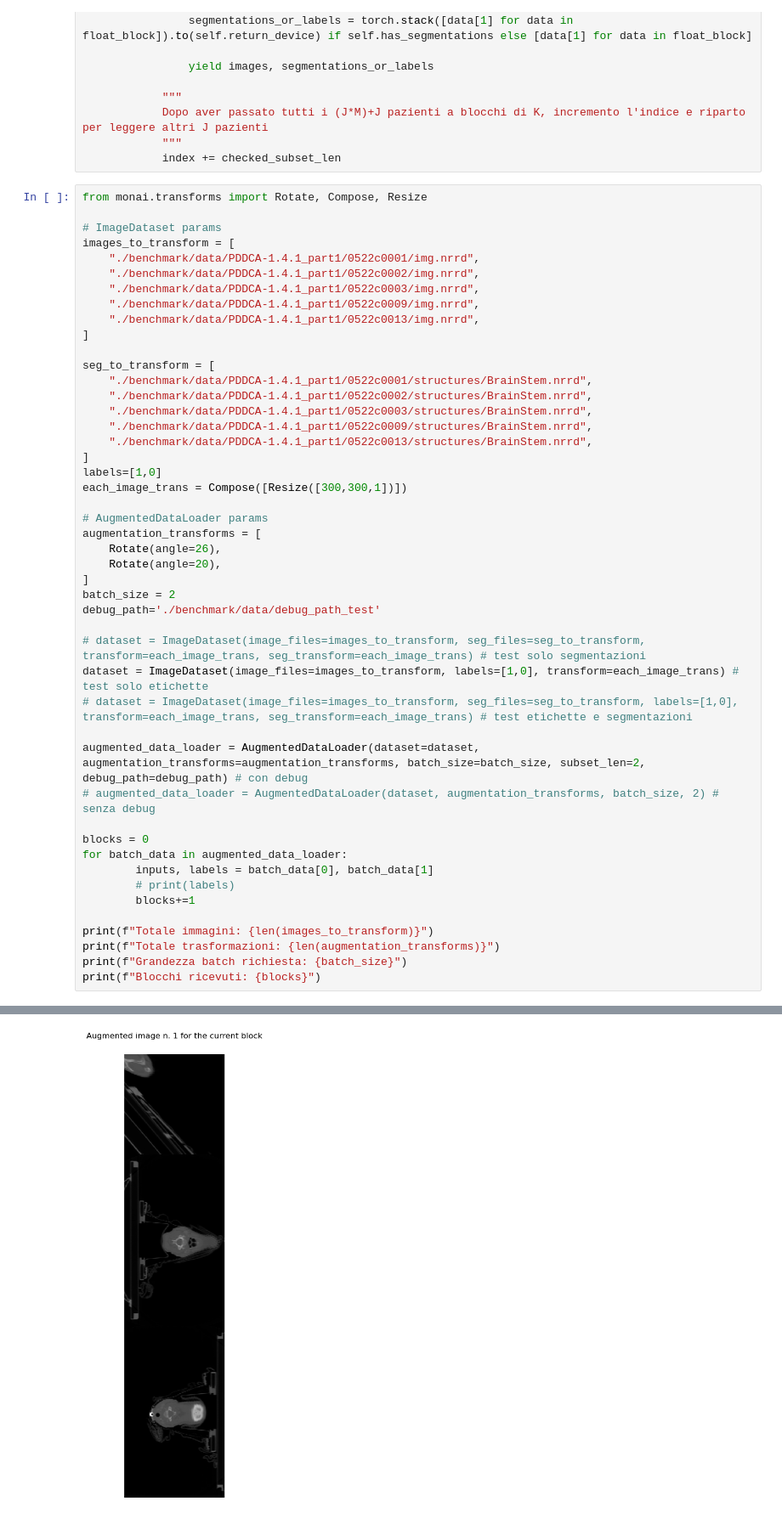
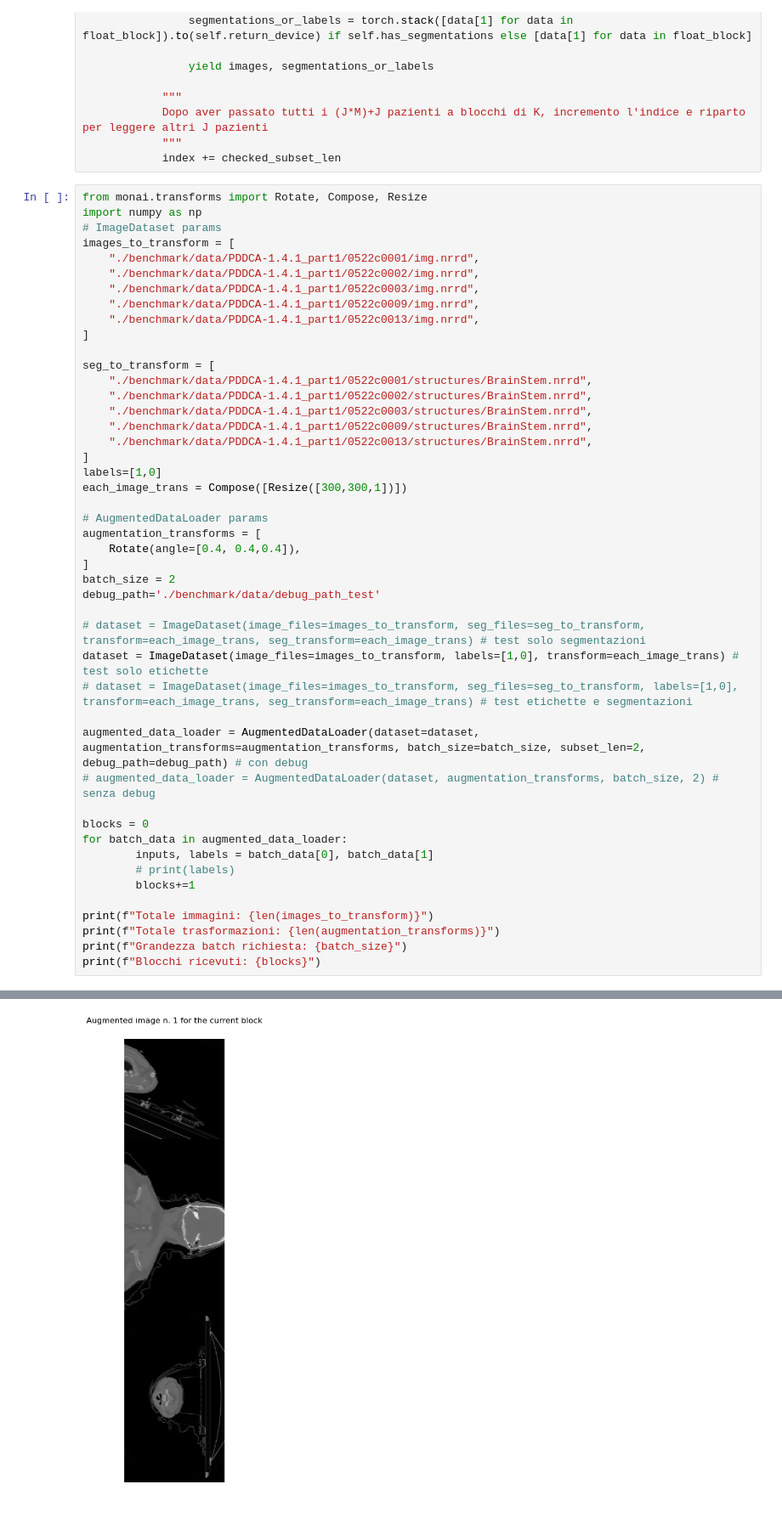
Before and after one commit to ciroraggio/AugmentedDataLoader, a Jupyter notebook: AugmentedDataLoaderDebugMode.ipynb, the cells around one changed output, grey strips where cells are left out. Shown at 85% size. Cells and saved outputs as stored; diff of their text form.

```diff
--- a/AugmentedDataLoaderDebugMode.ipynb
+++ b/AugmentedDataLoaderDebugMode.ipynb
@@ -187,7 +193,7 @@ class AugmentedDataLoader:
             index += checked_subset_len
 # %%
 from monai.transforms import Rotate, Compose, Resize
-
+import numpy as np
 # ImageDataset params
 images_to_transform = [
     "./benchmark/data/PDDCA-1.4.1_part1/0522c0001/img.nrrd",
@@ -209,8 +215,7 @@ each_image_trans = Compose([Resize([300,300,1])])
 
 # AugmentedDataLoader params
 augmentation_transforms = [
-    Rotate(angle=26),
-    Rotate(angle=20),
+    Rotate(angle=[0.4, 0.4,0.4]),
 ]
 batch_size = 2
 debug_path='./benchmark/data/debug_path_test'
@@ -246,3 +251,3 @@ Blocchi ricevuti: 2
 <Figure size 640x480 with 0 Axes>
-[figure, old version]
+[figure, new version]
 <Figure size 640x480 with 0 Axes>
```
Also changed, not shown: parts of 2 cells of this notebook, 1 other file.
